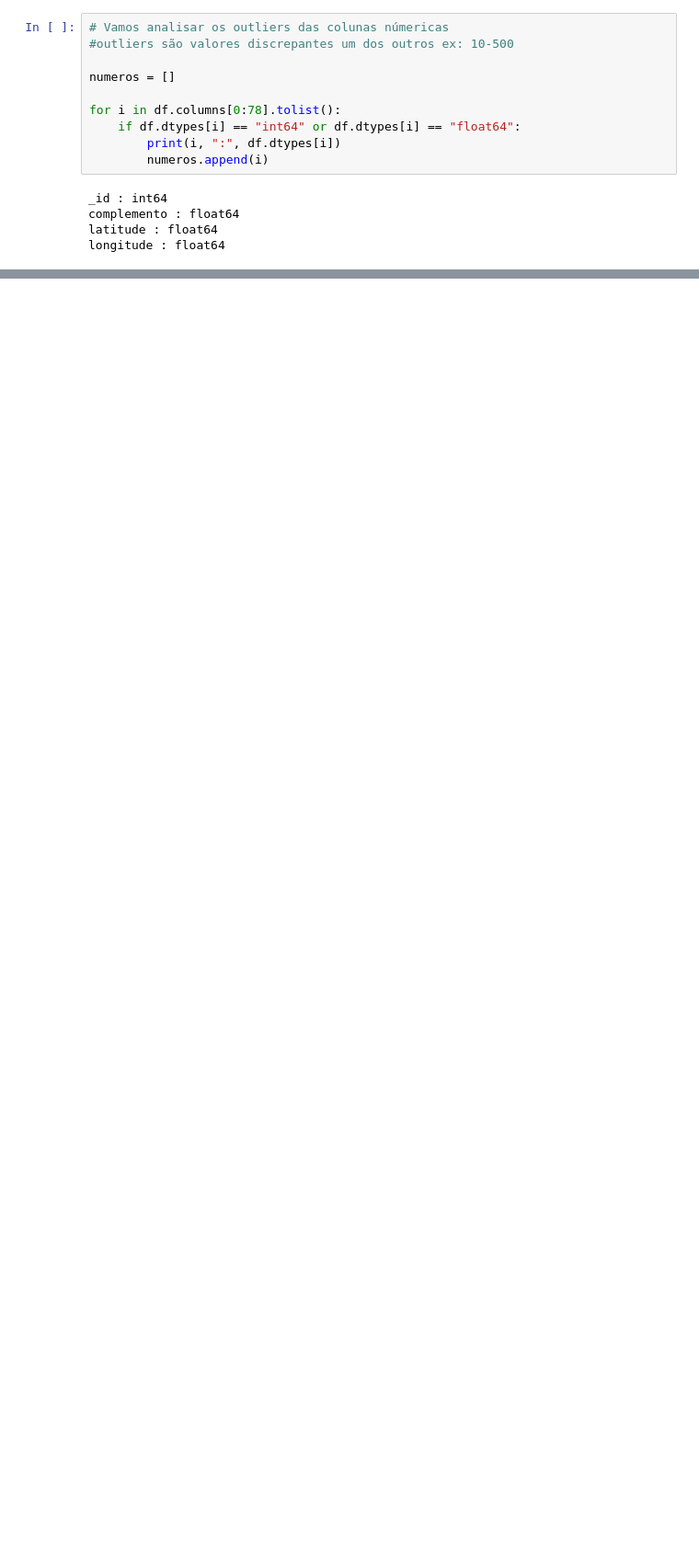
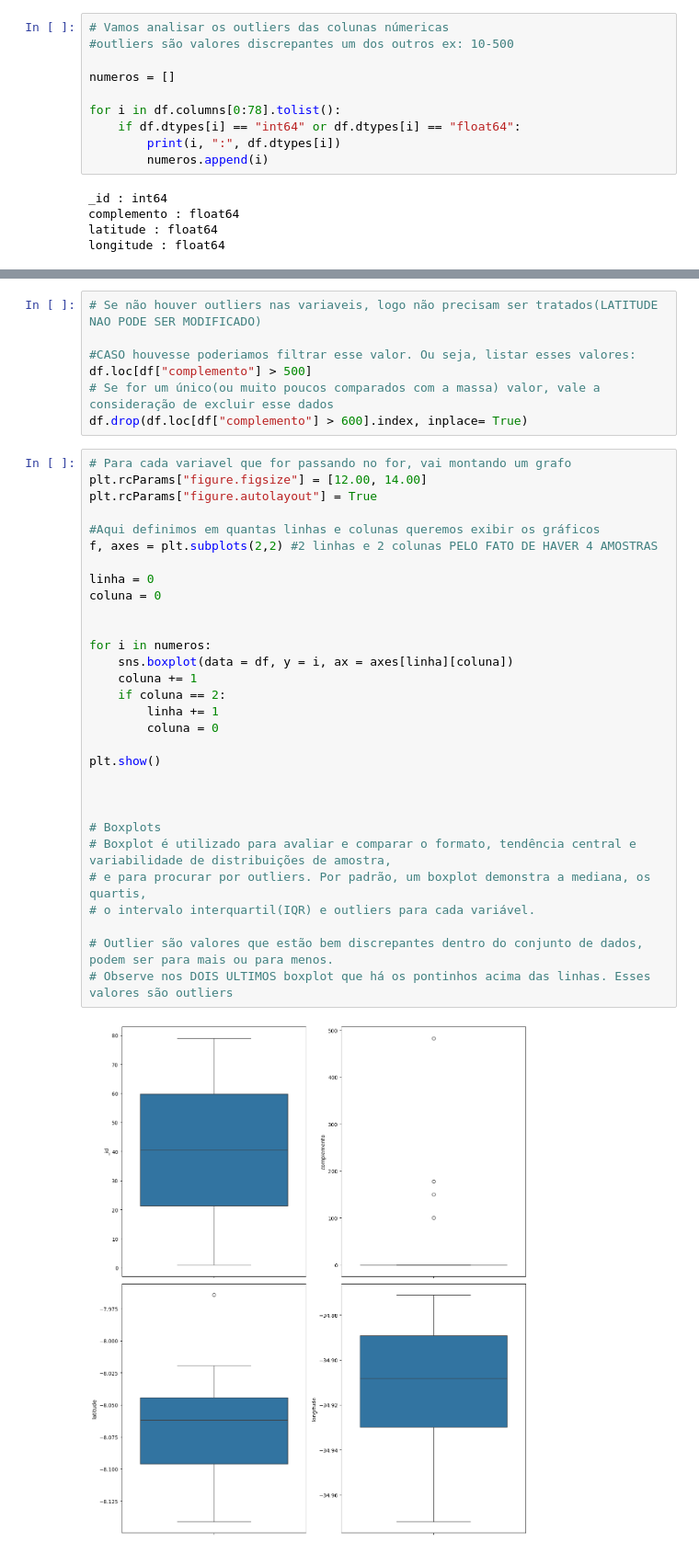
Before and after one commit to Daniel-Tavares-de-Lima/Conjunto-de-Dados-de-Transa-es-Imobili-rias-com-Informa-es-sobre-ITBI, a Jupyter notebook: código/analise.ipynb, the cells around one changed output, grey strips where cells are left out. Shown: that part at 92% size. Saved outputs shown, nothing was run; the diff lists cells and outputs as text; blank space fills up the shorter version.

```diff
--- a/código/analise.ipynb
+++ b/código/analise.ipynb
@@ -209,0 +220,39 @@ plt.show()
+# %%
+# Se não houver outliers nas variaveis, logo não precisam ser tratados(LATITUDE NAO PODE SER MODIFICADO)
+
+#CASO houvesse poderiamos filtrar esse valor. Ou seja, listar esses valores:
+df.loc[df["complemento"] > 500]
+# Se for um único(ou muito poucos comparados com a massa) valor, vale a consideração de excluir esse dados
+df.drop(df.loc[df["complemento"] > 600].index, inplace= True)
+# %%
+# Para cada variavel que for passando no for, vai montando um grafo
+plt.rcParams["figure.figsize"] = [12.00, 14.00]
+plt.rcParams["figure.autolayout"] = True
+
+#Aqui definimos em quantas linhas e colunas queremos exibir os gráficos
+f, axes = plt.subplots(2,2) #2 linhas e 2 colunas PELO FATO DE HAVER 4 AMOSTRAS
+
+linha = 0
+coluna = 0
+
+
+for i in numeros:
+    sns.boxplot(data = df, y = i, ax = axes[linha][coluna])
+    coluna += 1
+    if coluna == 2:
+        linha += 1
+        coluna = 0
+
+plt.show()
+
+
+
+# Boxplots
+# Boxplot é utilizado para avaliar e comparar o formato, tendência central e variabilidade de distribuições de amostra,
+# e para procurar por outliers. Por padrão, um boxplot demonstra a mediana, os quartis,
+# o intervalo interquartil(IQR) e outliers para cada variável.
+
+# Outlier são valores que estão bem discrepantes dentro do conjunto de dados, podem ser para mais ou para menos.
+# Observe nos DOIS ULTIMOS boxplot que há os pontinhos acima das linhas. Esses valores são outliers
+# %% [output]
+[figure, added]
```
Also changed, not shown: parts of 2 cells of this notebook.
